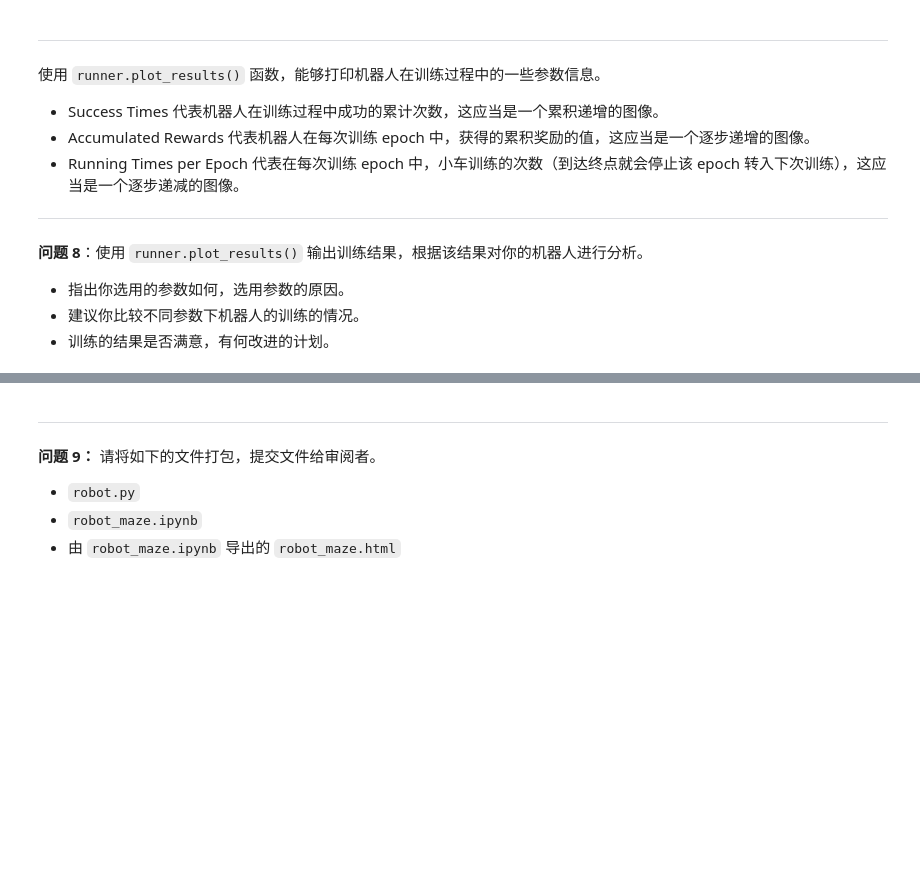
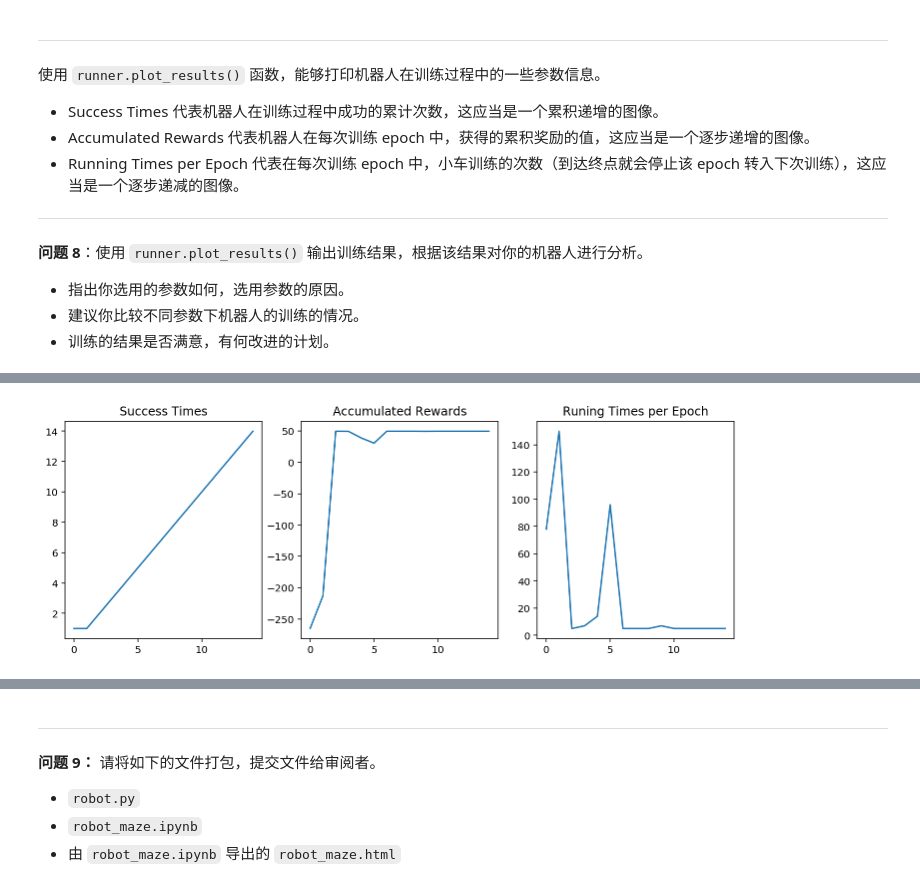
Before and after one commit to duzeng/MLND_CN_P5_Reinforcement_Learning, a Jupyter notebook: robot_maze.ipynb, the cells around one changed output, grey strips where cells are left out. Cells and saved outputs as stored; diff of their text form; code cells hidden in the pictures; blank space fills up the shorter version.

```diff
--- a/robot_maze.ipynb
+++ b/robot_maze.ipynb
@@ -305,0 +312,5 @@ runner.plot_results()
+# %%
+runner4=app(epoch=15,alpha=0.5,gamma=0.5,epsilon0=0.5,moive_number=4)
+runner4.plot_results()
+# %% [output]
+[figure, added]
```
Also changed, not shown: parts of 12 cells of this notebook, 2 other files.
